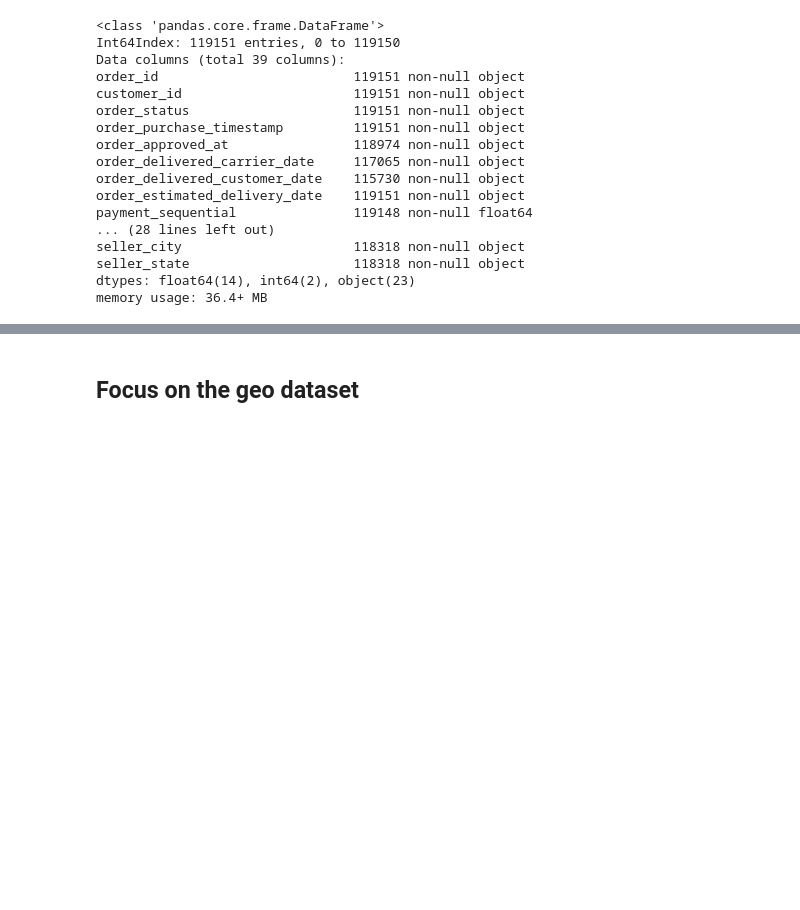
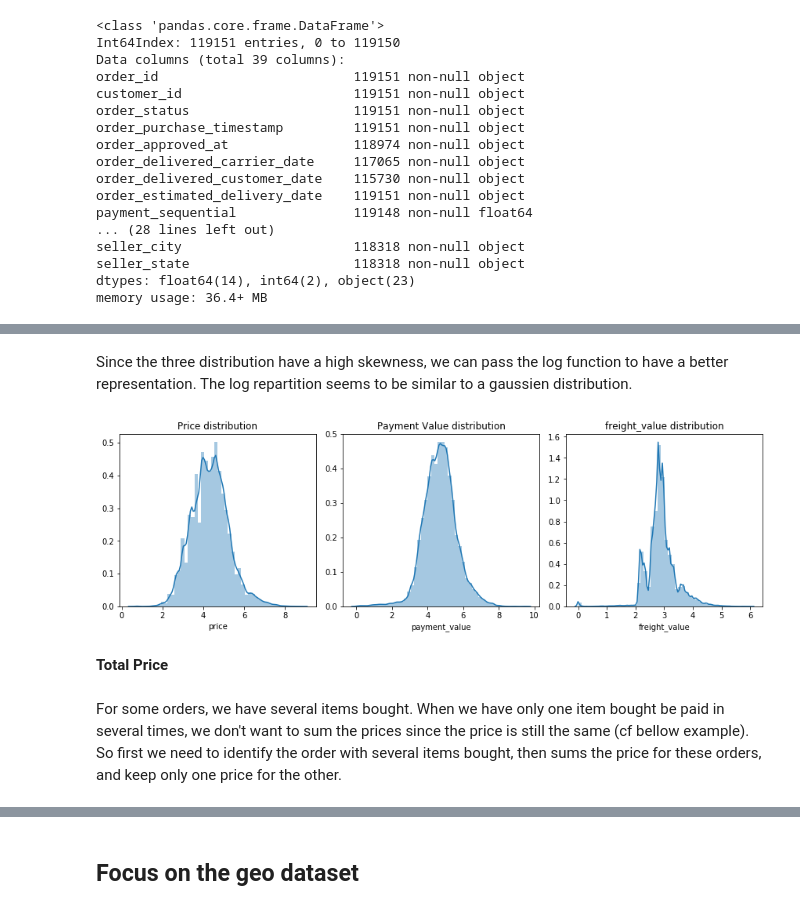
Before and after one commit to JulesLB/OpenClassroomsProject, a Jupyter notebook: Project5/Project5_Exploratory.ipynb, the cells around one changed output, grey strips where cells are left out. Saved outputs shown, nothing was run; the diff lists cells and outputs as text; code cells hidden in the pictures; blank space fills up the shorter version.

```diff
--- a/Project5/Project5_Exploratory.ipynb
+++ b/Project5/Project5_Exploratory.ipynb
@@ -113,0 +194,26 @@ memory usage: 36.4+ MB
+# %% [markdown]
+Since the three distribution have a high skewness, we can pass the log function to have a better representation. The log repartition seems to be similar to a gaussien distribution.
+# %%
+#Plot Log distribution
+fig = plt.figure(figsize=(12,4))
+ax1 = fig.add_subplot(131)
+ax2 = fig.add_subplot(132)
+ax3 = fig.add_subplot(133)
+
+sns.distplot(np.log(df['price'].dropna()+1),ax=ax1)
+ax1.set_title('Price distribution')
+
+sns.distplot(np.log(df['payment_value'].dropna()+1),ax=ax2)
+ax2.set_title('Payment Value distribution')
+
+sns.distplot(np.log(df['freight_value'].dropna()+1),ax=ax3)
+ax3.set_title('freight_value distribution')
+
+plt.tight_layout
+fig.tight_layout(pad=1.0)
+# %% [output]
+[figure, added]
+# %% [markdown]
+**Total Price**
+# %% [markdown]
+For some orders, we have several items bought. When we have only one item bought be paid in several times, we don't want to sum the prices since the price is still the same (cf bellow example). So first we need to identify the order with several items bought, then sums the price for these orders, and keep only one price for the other.
```
Also changed, not shown: parts of 149 cells of this notebook, 1 other file.
